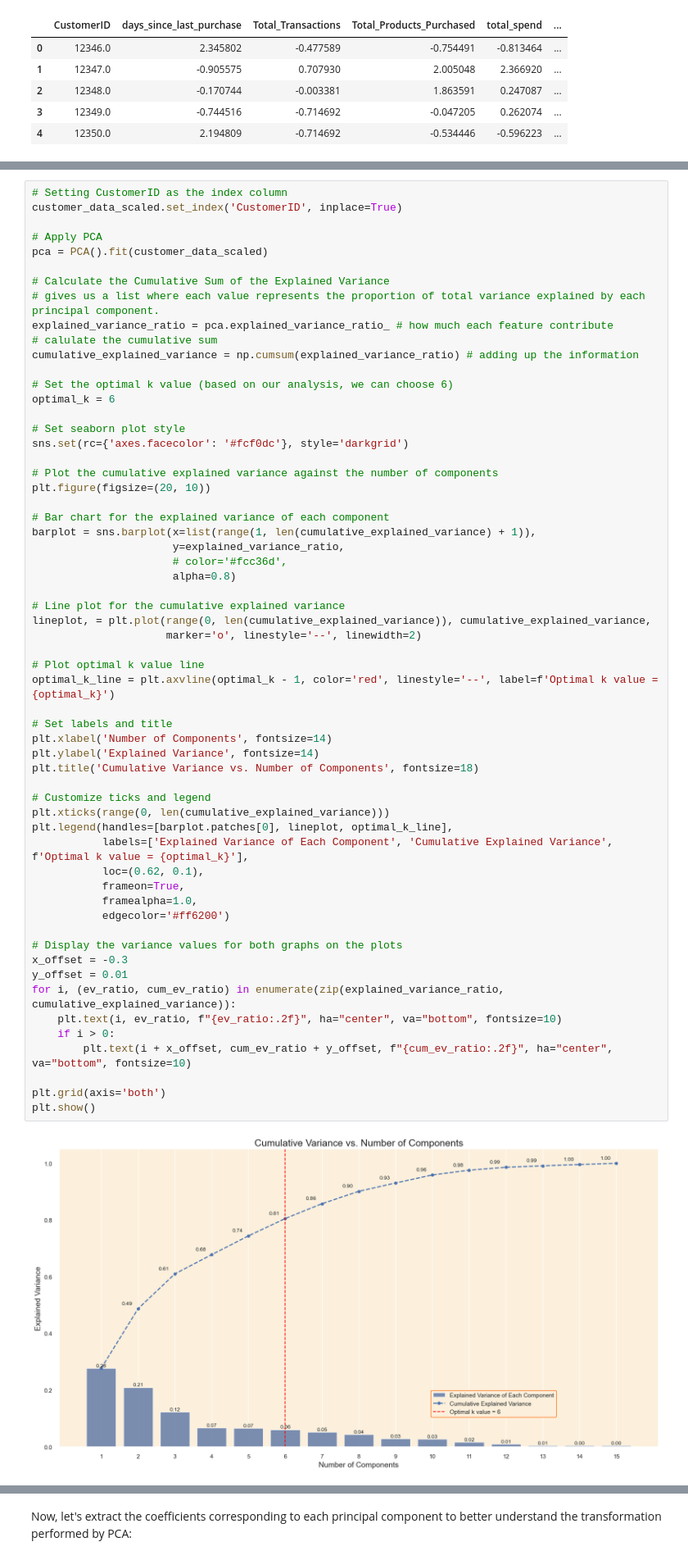
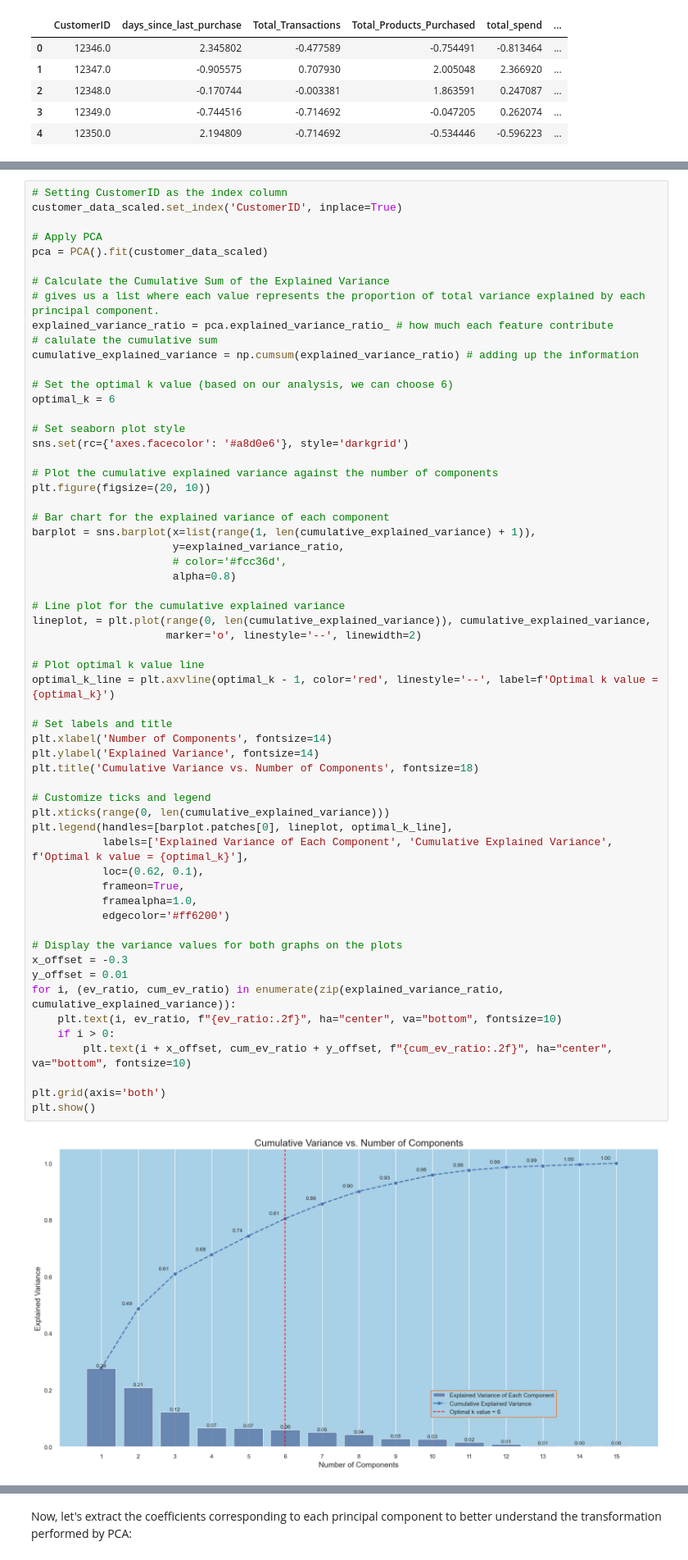
Before and after one commit to JustAthar19/Customer-Segmentation-and-Recommendation-System, a Jupyter notebook: main.ipynb, the cells around one changed output, grey strips where cells are left out. Shown at 82% size. Drawn from its saved outputs; the diff is of its cells as text.

```diff
--- a/main.ipynb
+++ b/main.ipynb
@@ -1081,7 +1093,7 @@ cumulative_explained_variance = np.cumsum(explained_variance_ratio) # adding up
 optimal_k = 6
 
 # Set seaborn plot style
-sns.set(rc={'axes.facecolor': '#fcf0dc'}, style='darkgrid')
+sns.set(rc={'axes.facecolor': '#a8d0e6'}, style='darkgrid')
 
 # Plot the cumulative explained variance against the number of components
 plt.figure(figsize=(20, 10))
@@ -1097,34 +1109,34 @@ lineplot, = plt.plot(range(0, len(cumulative_explained_variance)), cumulative_ex
                      marker='o', linestyle='--', linewidth=2)
 
 # Plot optimal k value line
 optimal_k_line = plt.axvline(optimal_k - 1, color='red', linestyle='--', label=f'Optimal k value = {optimal_k}')
 
 # Set labels and title
 plt.xlabel('Number of Components', fontsize=14)
 plt.ylabel('Explained Variance', fontsize=14)
 plt.title('Cumulative Variance vs. Number of Components', fontsize=18)
 
 # Customize ticks and legend
 plt.xticks(range(0, len(cumulative_explained_variance)))
 plt.legend(handles=[barplot.patches[0], lineplot, optimal_k_line],
            labels=['Explained Variance of Each Component', 'Cumulative Explained Variance', f'Optimal k value = {optimal_k}'],
            loc=(0.62, 0.1),
            frameon=True,
            framealpha=1.0,
            edgecolor='#ff6200')
 
 # Display the variance values for both graphs on the plots
 x_offset = -0.3
 y_offset = 0.01
 for i, (ev_ratio, cum_ev_ratio) in enumerate(zip(explained_variance_ratio, cumulative_explained_variance)):
     plt.text(i, ev_ratio, f"{ev_ratio:.2f}", ha="center", va="bottom", fontsize=10)
     if i > 0:
         plt.text(i + x_offset, cum_ev_ratio + y_offset, f"{cum_ev_ratio:.2f}", ha="center", va="bottom", fontsize=10)
 
 plt.grid(axis='both')
 plt.show()
 # %% [output]
-[figure, old version]
+[figure, new version]
 # %% [markdown]
 **Conclusion:**
 
```
Also changed, not shown: parts of 30 cells of this notebook, 9 other files.
